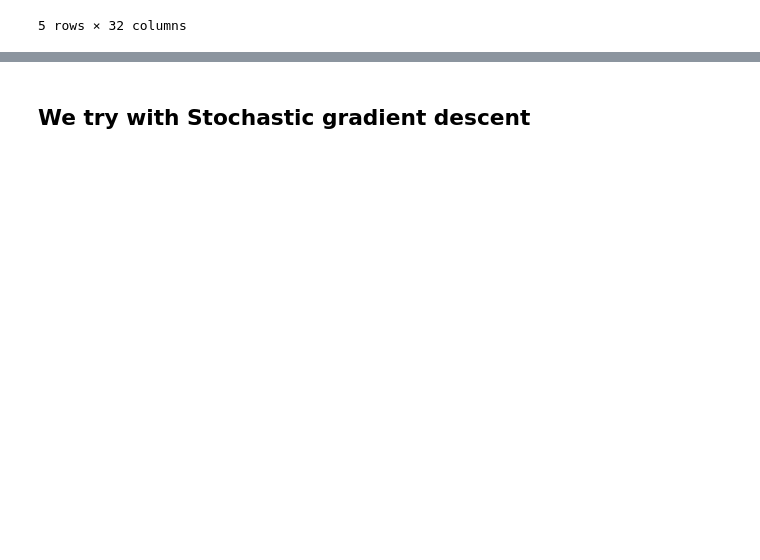
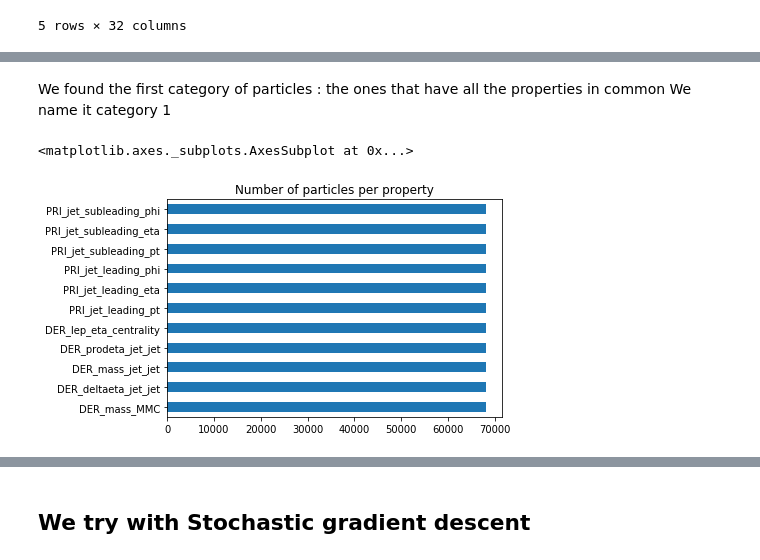
Before and after one commit to zghonda/EPFL-Machine-Learning-Higgs-2019, a Jupyter notebook: scripts/project1.ipynb, the cells around one changed output, grey strips where cells are left out. Saved outputs shown, nothing was run; the diff lists cells and outputs as text; code cells hidden in the pictures; blank space fills up the shorter version.

```diff
--- a/scripts/project1.ipynb
+++ b/scripts/project1.ipynb
@@ -49,0 +113,15 @@ df.describe()
+# %% [markdown]
+We found the first category of particles : the ones that have all the properties in common
+We name it category 1
+# %%
+# We create a mask for the first category
+cat1_mask = df_reduced['DER_prodeta_jet_jet'].notna() & df_reduced['DER_mass_MMC'].notna()
+
+# We produce a new dataset without the particles of the category 1
+df_wo_cat1 = df_reduced.drop(df_reduced[cat1_mask].index)
+
+# df_wo_cat1.count().drop(['Id','Prediction']).plot(kind = 'barh',figsize = (6,4),title='Number of particles per property')
+df_reduced[cat1_mask].count().drop(['Id','Prediction']).plot(kind = 'barh',figsize = (6,4),title='Number of particles per property')
+# %% [output]
+<matplotlib.axes._subplots.AxesSubplot at 0x...>
+[figure, added]
```
Also changed, not shown: parts of 35 cells of this notebook, 2 other files.
